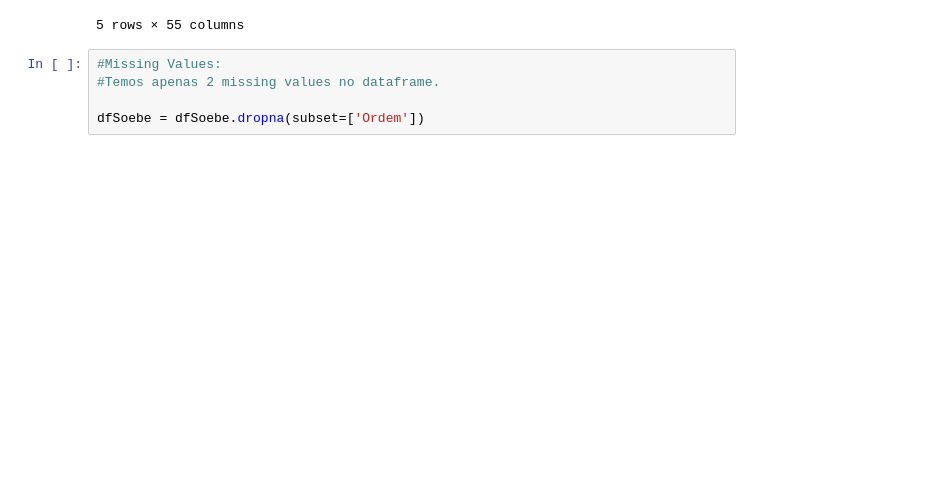
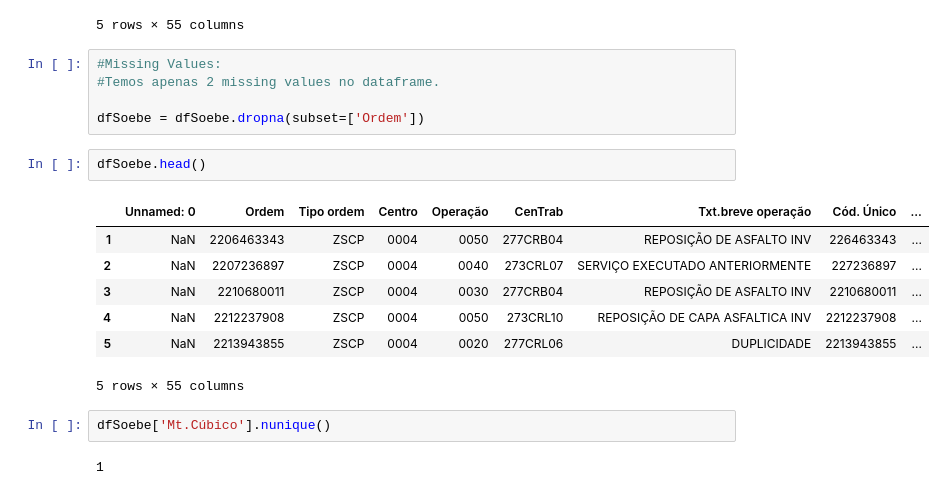
Before and after one commit to eeyamazaki/soebe, a Jupyter notebook: modelo_preditivo_soebe.ipynb, the cells around one changed output. Saved outputs shown, nothing was run; the diff lists cells and outputs as text; blank space fills up the shorter version.

```diff
--- a/modelo_preditivo_soebe.ipynb
+++ b/modelo_preditivo_soebe.ipynb
@@ -55,3 +55,17 @@ dfSoebe.head()
 #Temos apenas 2 missing values no dataframe.
 
 dfSoebe = dfSoebe.dropna(subset=['Ordem'])
+# %%
+dfSoebe.head()
+# %% [output]
+|  | Unnamed: 0 | Ordem | Tipo ordem | Centro | Operação | CenTrab | Txt.breve operação | Cód. Único | ... |
+| 1 | NaN | 2206463343 | ZSCP | 0004 | 0050 | 277CRB04 | REPOSIÇÃO DE ASFALTO INV | 226463343 | ... |
+| 2 | NaN | 2207236897 | ZSCP | 0004 | 0040 | 273CRL07 | SERVIÇO EXECUTADO ANTERIORMENTE | 227236897 | ... |
+| 3 | NaN | 2210680011 | ZSCP | 0004 | 0030 | 277CRB04 | REPOSIÇÃO DE ASFALTO INV | 2210680011 | ... |
+| 4 | NaN | 2212237908 | ZSCP | 0004 | 0050 | 273CRL10 | REPOSIÇÃO DE CAPA ASFALTICA INV | 2212237908 | ... |
+| 5 | NaN | 2213943855 | ZSCP | 0004 | 0020 | 277CRL06 | DUPLICIDADE | 2213943855 | ... |
+5 rows × 55 columns
+# %%
+dfSoebe['Mt.Cúbico'].nunique()
+# %% [output]
+1
```
Also changed, not shown: parts of 5 cells of this notebook.
